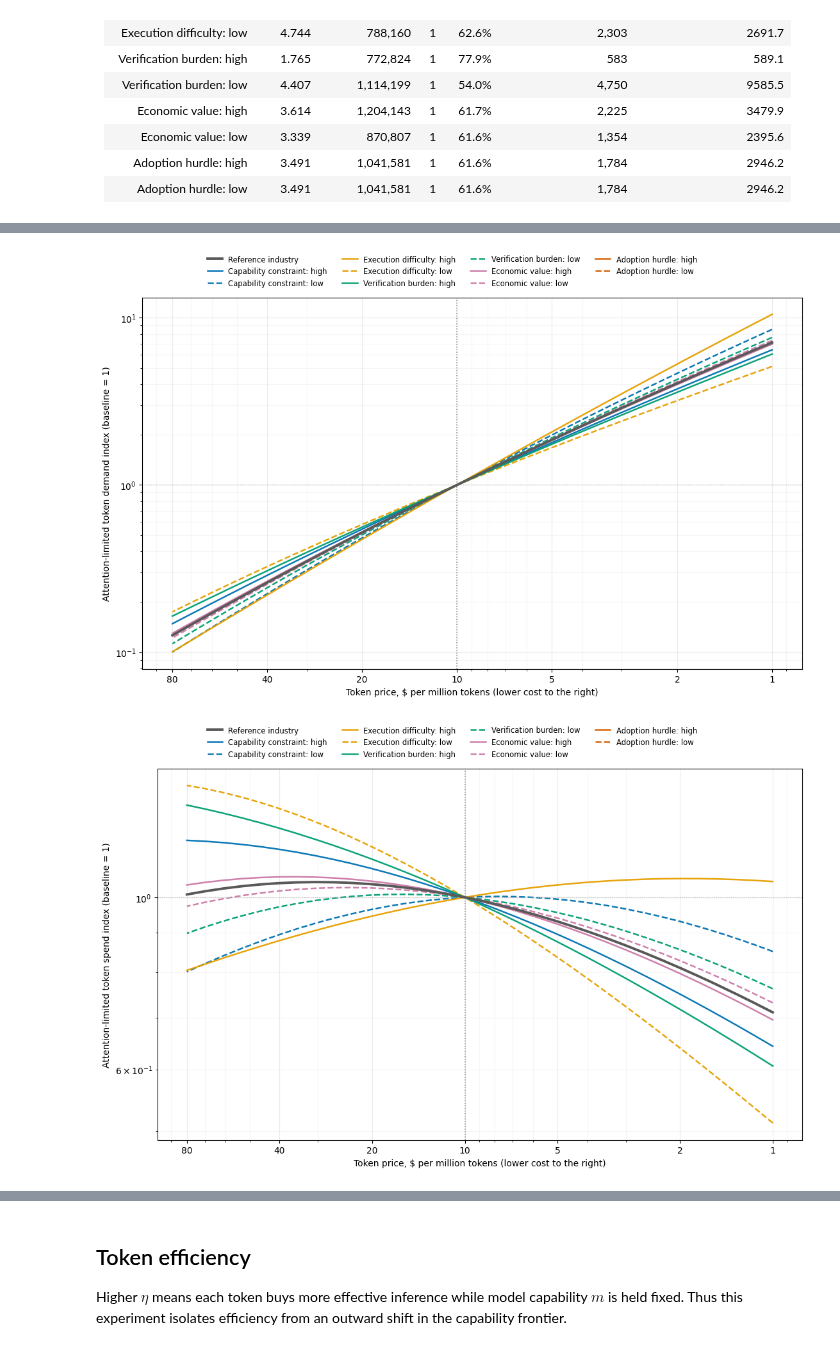
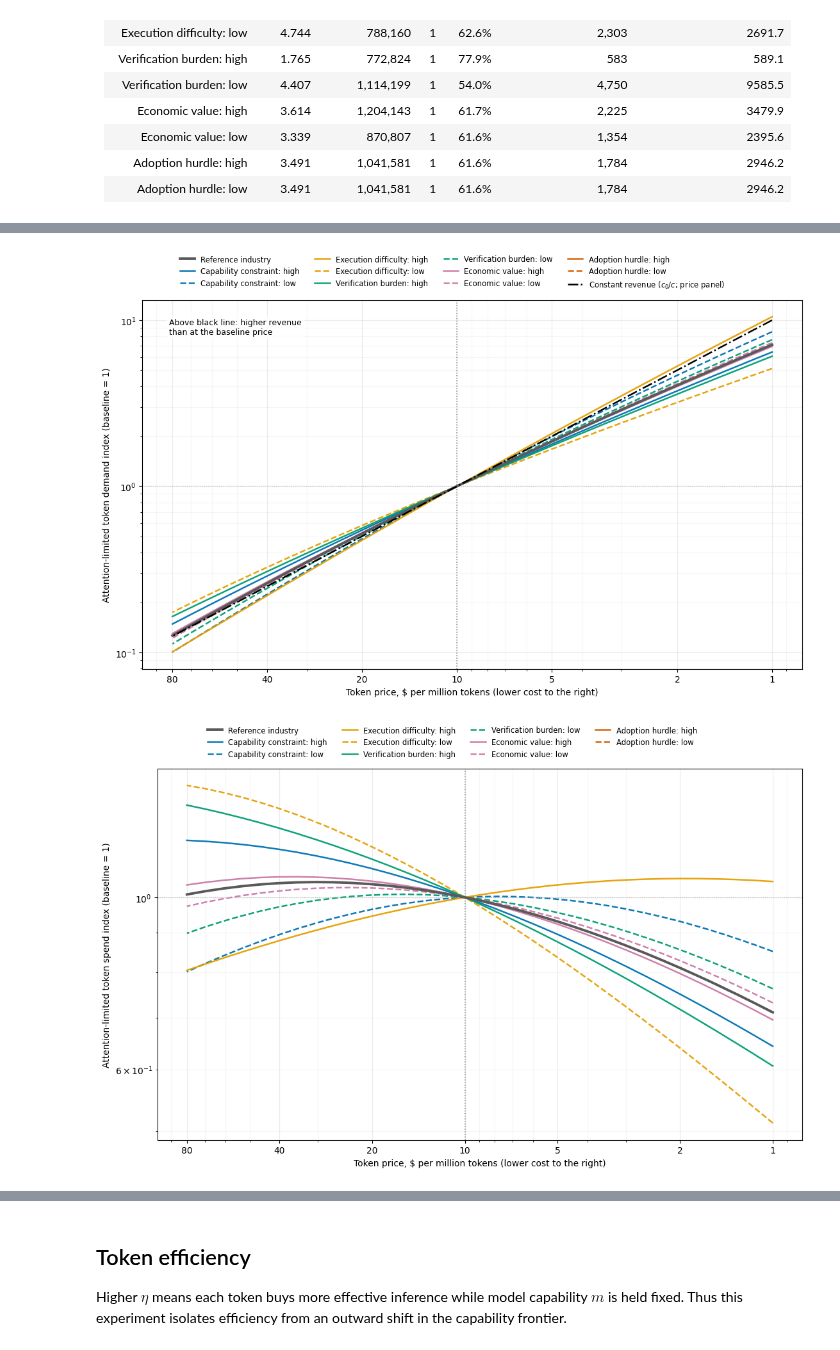
Before and after one commit to theothersteven/modeling-token-demand, a Jupyter notebook: notebooks/comparative_statics.ipynb, the cells around one changed output, grey strips where cells are left out. Cells and saved outputs as stored; diff of their text form; code cells hidden in the pictures.

Commit message:
Add constant-revenue benchmarks to indexed token-price plots

```diff
--- a/notebooks/comparative_statics.ipynb
+++ b/notebooks/comparative_statics.ipynb
@@ -288,6 +288,24 @@ def attention_limited_tokens(outcome):
     return outcome.attention_limited_tokens
 
 
+REVENUE_BENCHMARK_LABEL = r"Constant revenue ($c_0/c$; price panel)"
+
+
+def add_constant_revenue_benchmark(ax, prices, baseline_price):
+    """Add demand needed to preserve each case's own baseline token revenue."""
+    ax.plot(
+        prices, baseline_price / np.asarray(prices, dtype=float),
+        color="black", linestyle="-.", linewidth=1.8, zorder=12,
+        label=REVENUE_BENCHMARK_LABEL,
+    )
+    ax.text(
+        0.04, 0.95, "Above black line: higher revenue\nthan at the baseline price",
+        transform=ax.transAxes, ha="left", va="top", fontsize=9,
+        bbox={"facecolor": "white", "edgecolor": "none", "alpha": 0.85, "pad": 3},
+        zorder=13,
+    )
+
+
 def plot_demand_panels(
     capabilities,
     capability_results,
@@ -342,6 +360,8 @@ def plot_demand_panels(
         )
         if normalize:
             ax.axhline(1.0, color="0.72", linestyle=":", linewidth=0.9)
+            if reverse_x:  # Only the price panel has a revenue benchmark.
+                add_constant_revenue_benchmark(ax, values, baseline_value)
         if reverse_x:
             ax.invert_xaxis()
         ax.set_title(title, loc="left")
@@ -349,7 +369,7 @@ def plot_demand_panels(
         ax.grid(which="major", alpha=0.25)
         ax.grid(which="minor", alpha=0.08)
 
-    handles, labels = axes[0].get_legend_handles_labels()
+    handles, labels = axes[-1].get_legend_handles_labels()
     fig.legend(
         handles, labels, loc="upper center", bbox_to_anchor=(0.5, 0.99),
         ncol=4, frameon=False, fontsize=8.2,
@@ -366,7 +386,8 @@ def plot_demand_panels(
 
 
 def plot_demand(
-    values, results, xlabel, filename, baseline_value, xticks, reverse_x=False
+    values, results, xlabel, filename, baseline_value, xticks, reverse_x=False,
+    revenue_benchmark=False,
 ):
     """Plot indexed attention demand for the controlled parameter cases."""
     fig, ax = plt.subplots(figsize=(11.0, 7.0), constrained_layout=True)
@@ -386,6 +407,8 @@ def plot_demand(
     label_log_x_axis(ax, xticks)
     ax.axvline(baseline_value, color="0.55", linestyle=":", linewidth=1.1)
     ax.axhline(1.0, color="0.72", linestyle=":", linewidth=0.9)
+    if revenue_benchmark:
+        add_constant_revenue_benchmark(ax, values, baseline_value)
     if reverse_x:
         ax.invert_xaxis()
     ax.set_xlabel(xlabel)
@@ -602,30 +634,31 @@ The horizontal axis is reversed, so moving right means tokens become cheaper. Th
 # %%
 token_prices = np.unique(np.append(np.geomspace(1.0, 80.0, 33), 10.0))
 price_results = solve_axis(
     attention_optimizer, "token_price_per_million", token_prices
 )
 work_limited_price_results = solve_axis(
     per_work_optimizer,
     "token_price_per_million",
     token_prices,
     industry_set=work_limited_industries,
 )
 print_retry_switches(token_prices, price_results)
 price_figure = plot_demand(
     token_prices,
     price_results,
     xlabel="Token price, $ per million tokens (lower cost to the right)",
     filename="token-demand-vs-price.png",
     baseline_value=10.0,
     xticks=PRICE_TICKS,
     reverse_x=True,
+    revenue_benchmark=True,
 )
 spend_figure = plot_token_spend(
     token_prices, price_results, filename="token-spend-vs-price.png",
     xticks=PRICE_TICKS,
 )
 # %% [output]
-[figure, old version]
+[figure, new version]
 [figure]
 # %% [markdown]
 Cheaper tokens increase attention-limited demand because users choose greater inference intensity for each unit of work launched by a scarce human checkpoint. This is a quantity response to price. The efficiency experiment below asks the separate Jevons-style question: can making every token more effective increase total token use?
```
Also changed, not shown: parts of 6 cells of this notebook, 4 other files.
